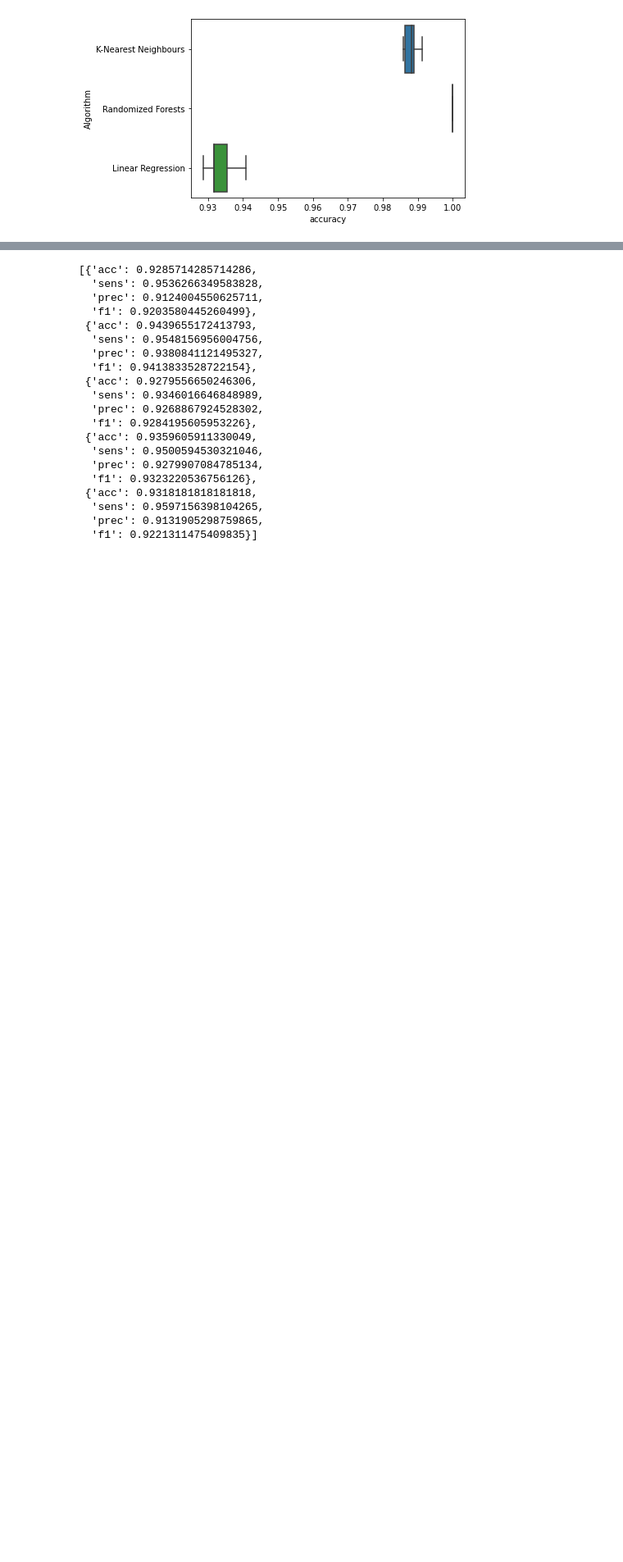
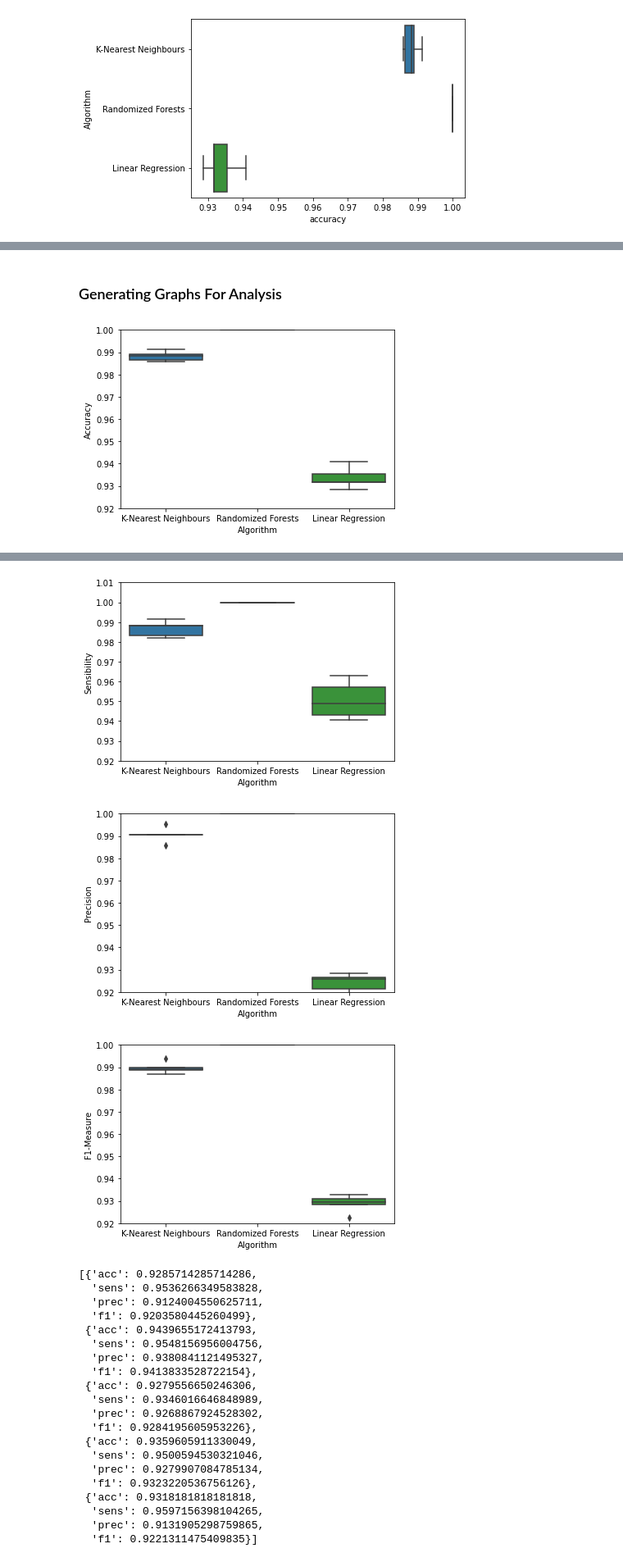
Before and after one commit to Vixdew/aprendizado-maquina, a Jupyter notebook: The Mushroom Thing.ipynb, the cells around one changed output, grey strips where cells are left out. Shown at 82% size. Cells and saved outputs as stored; diff of their text form; code cells hidden in the pictures; blank space fills up the shorter version.

Commit message:
Flipping Y and X axis in graphs, and limitting the Y axis

```diff
--- a/The Mushroom Thing.ipynb
+++ b/The Mushroom Thing.ipynb
@@ -346,0 +277,71 @@ plt.show()
+# %% [markdown]
+### Generating Graphs For Analysis
+# %%
+import pandas as pd
+import seaborn as sbs
+import matplotlib.pyplot as plt
+
+knn_accuracies = []
+knn_sensibility = []
+knn_precision = []
+knn_f1Measure = []
+knn_name = []
+randomized_accuracies = []
+randomized_sensibility = []
+randomized_precision = []
+randomized_name = []
+randomized_f1Measure =[]
+lr_accuracies = []
+lr_sensibility = []
+lr_precision=[]
+lr_f1Measure=[]
+lr_name = []
+
+### Generating Dataset for Graphs and Tables
+
+for result in KKN_metrics_calculated:
+    knn_accuracies.append(result["acc"])
+    knn_sensibility.append(result["sens"])
+    knn_precision.append(result["prec"])
+    knn_f1Measure.append(result["f1"])
+    knn_name.append('K-Nearest Neighbours')
+
+for result in RFC_metrics_calculated:
+    randomized_accuracies.append(result["acc"])
+    randomized_sensibility.append(result["sens"])
+    randomized_precision.append(result["prec"])
+    randomized_f1Measure.append(result["f1"])
+    randomized_name.append('Randomized Forests')
+
+for result in LR_metrics_calculated:
+    lr_accuracies.append(result["acc"])
+    lr_sensibility.append(result["sens"])
+    lr_precision.append(result["prec"])
+    lr_f1Measure.append(result["f1"])
+    lr_name.append('Linear Regression')
+
+algorithms_accuracy_data = {'Algorithm':knn_name+randomized_name+lr_name,'Accuracy':knn_accuracies+randomized_accuracies+lr_accuracies}
+df = pd.DataFrame(algorithms_accuracy_data)
+sbs.boxplot(x=(df["Algorithm"]), y=(df["Accuracy"]))
+plt.ylim([0.92,1.0])
+plt.show()
+
+algorithms_sensibility_data = {'Algorithm':knn_name+randomized_name+lr_name,'Sensibility':knn_sensibility+randomized_sensibility+lr_sensibility}
+df = pd.DataFrame(algorithms_sensibility_data)
+sbs.boxplot(x=(df["Algorithm"]), y=(df["Sensibility"]))
+plt.ylim([0.92,1.01])
+plt.show()
+
+algorithms_precision_data = {'Algorithm':knn_name+randomized_name+lr_name,'Precision':knn_precision+randomized_precision+lr_precision}
+df = pd.DataFrame(algorithms_precision_data)
+sbs.boxplot(x=(df["Algorithm"]), y=(df["Precision"]))
+plt.ylim([0.92,1.0])
+plt.show()
+
+algorithms_f1_data = {'Algorithm':knn_name+randomized_name+lr_name,'F1-Measure':knn_f1Measure+randomized_f1Measure+lr_f1Measure}
+df = pd.DataFrame(algorithms_f1_data)
+sbs.boxplot(x=(df["Algorithm"]), y=(df["F1-Measure"]))
+plt.ylim([0.92,1.0])
+plt.show()
+# %% [output]
+[figure, added]
@@ -347,3 +364,6 @@ plt.show()
+[figure, added]
+[figure, added]
+[figure, added]
 # %%
 LR_metrics_calculated
 # %% [output]
```
Also changed, not shown: parts of 3 cells of this notebook.
